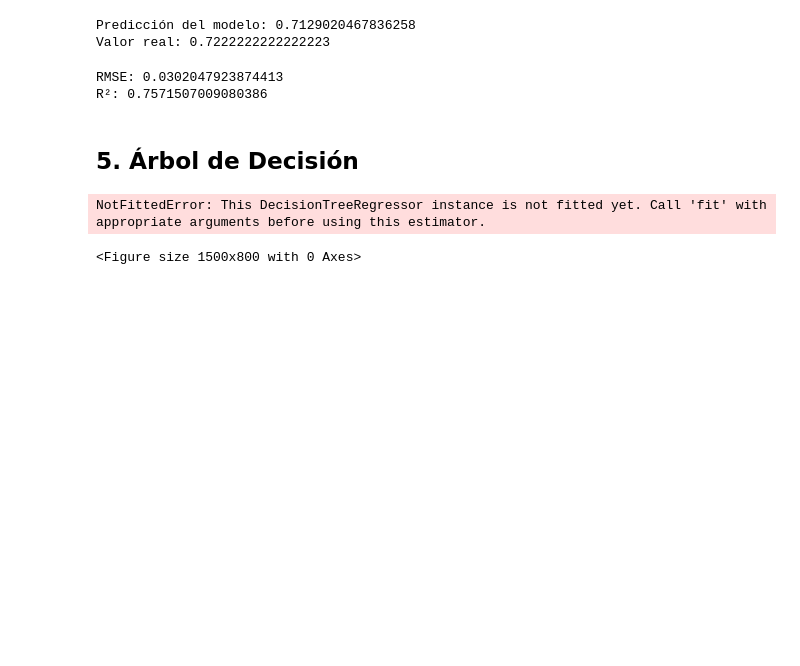
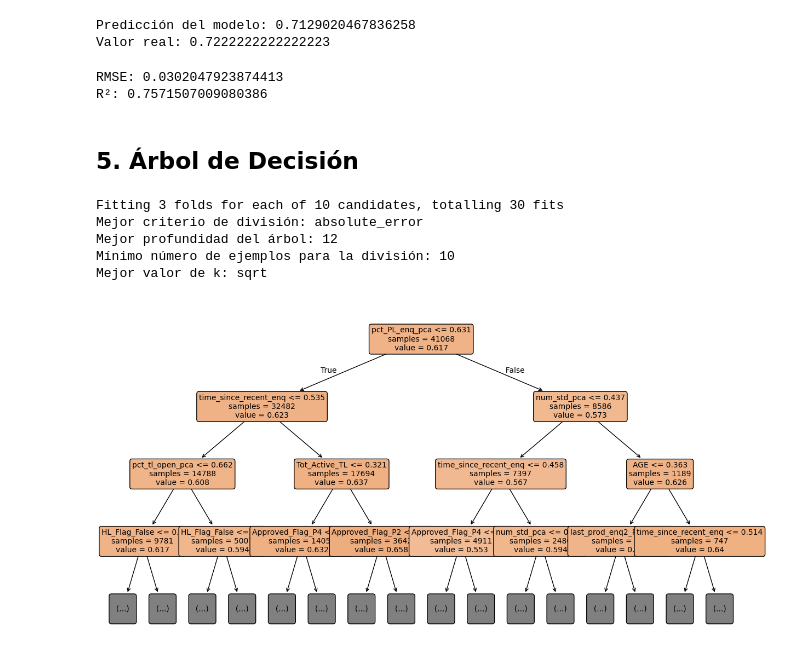
Before and after one commit to Ismaelasoo/ML-Credit-Scoring, a Jupyter notebook: Model.ipynb, the cells around one changed output. Cells and saved outputs as stored; diff of their text form; code cells hidden in the pictures; blank space fills up the shorter version.

Commit message:
Tree_2

```diff
--- a/Model.ipynb
+++ b/Model.ipynb
@@ -619,45 +617,57 @@ from sklearn.tree import plot_tree
 # Definir el rango de hiperparámetros
 param_dist = {
     'criterion': ['squared_error', 'friedman_mse', 'absolute_error'],
-    'max_depth': range(3, 21, 1),
-    'min_samples_split': range(5, 21, 5),
-    'max_features': ['sqrt', 'log2', None]
+    'max_depth': range(8, 15, 1),
+    'min_samples_split': [5, 10, 15],
+    'max_features': ['sqrt', 'log2']
 }
 
 # Crear el modelo de árbol de decisión para regresión
-tree = DecisionTreeRegressor(random_state=29)
+tree = DecisionTreeRegressor()
 
-# Configurar GridSearchCV con validación cruzada de 5 folds
+# Configurar GridSearchCV con validación cruzada de 3 folds
 random_search = RandomizedSearchCV(
     tree,
     param_distributions=param_dist,
-    n_iter=100,
-    cv=5,
+    n_iter=10,
+    cv=3,
     scoring='neg_mean_squared_error',
     n_jobs=-1,
     random_state=29,
     verbose=1
 )
+
 # Ajustar el modelo en los datos de entrenamiento
 random_search.fit(X_train, y_train)
 
-# Obtener el mejor valor de k
-best_tree = random_search.best_params_
-print(f"Mejor criterio de división: {best_tree['criterion']}")
-print(f"Mejor profundidad del árbol: {best_tree['max_depth']}")
-print(f"Mínimo número de ejemplos para la división: {best_tree['min_samples_split']}")
-print(f"Mejor valor de k: {best_tree['max_features']}")
+# Obtener el mejor modelo
+best_tree = random_search.best_estimator_
+
+# Obtener el mejores parámetros
+best_param_tree = random_search.best_params_
+print(f"Mejor criterio de división: {best_param_tree['criterion']}")
+print(f"Mejor profundidad del árbol: {best_param_tree['max_depth']}")
+print(f"Mínimo número de ejemplos para la división: {best_param_tree['min_samples_split']}")
+print(f"Mejor característica: {best_param_tree['max_features']}")
+# %% [output]
+Fitting 3 folds for each of 10 candidates, totalling 30 fits
+Mejor criterio de división: absolute_error
+Mejor profundidad del árbol: 12
+Mínimo número de ejemplos para la división: 10
+Mejor valor de k: sqrt
+# %%
+best_tree = random_search.best_estimator_
 # %%
-plt.figure(figsize=(15, 8))  # Ajustar el tamaño de la imagen
+plt.figure(figsize=(15, 8))
 plot_tree(
-    tree,
+    best_tree,
     feature_names=X_train.columns,
     filled=True,
     impurity=False,
     rounded=True,
-    fontsize=10
+    fontsize=10,
+    max_depth=3  # Limitar profundidad del árbol
 )
 plt.show()
 # %% [output]
-NotFittedError: This DecisionTreeRegressor instance is not fitted yet. Call 'fit' with appropriate arguments before using this estimator.
-<Figure size 1500x800 with 0 Axes>
+[figure, added]
```
Also changed, not shown: parts of 8 cells of this notebook.
